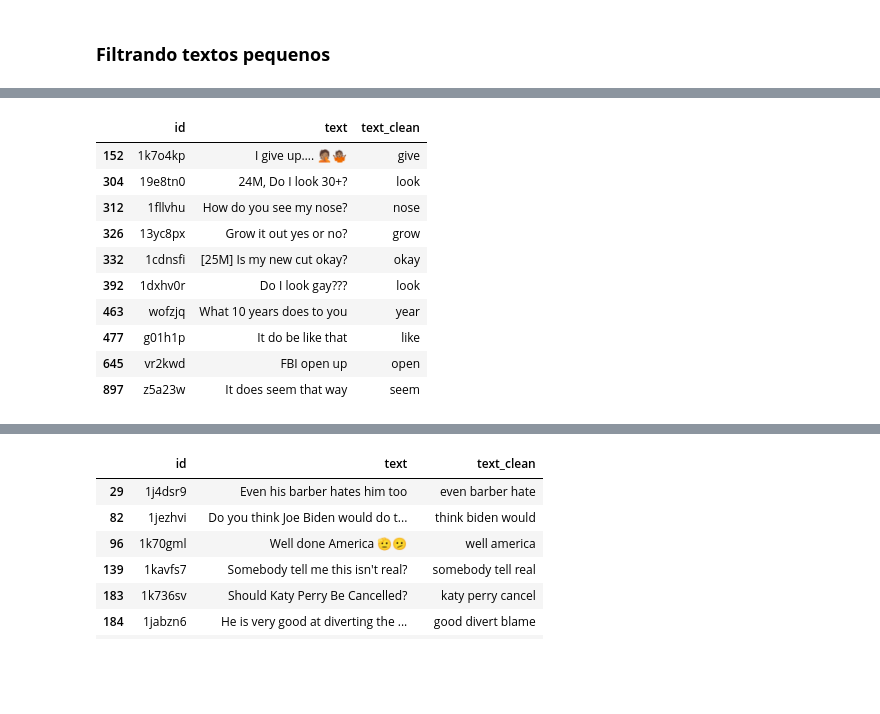
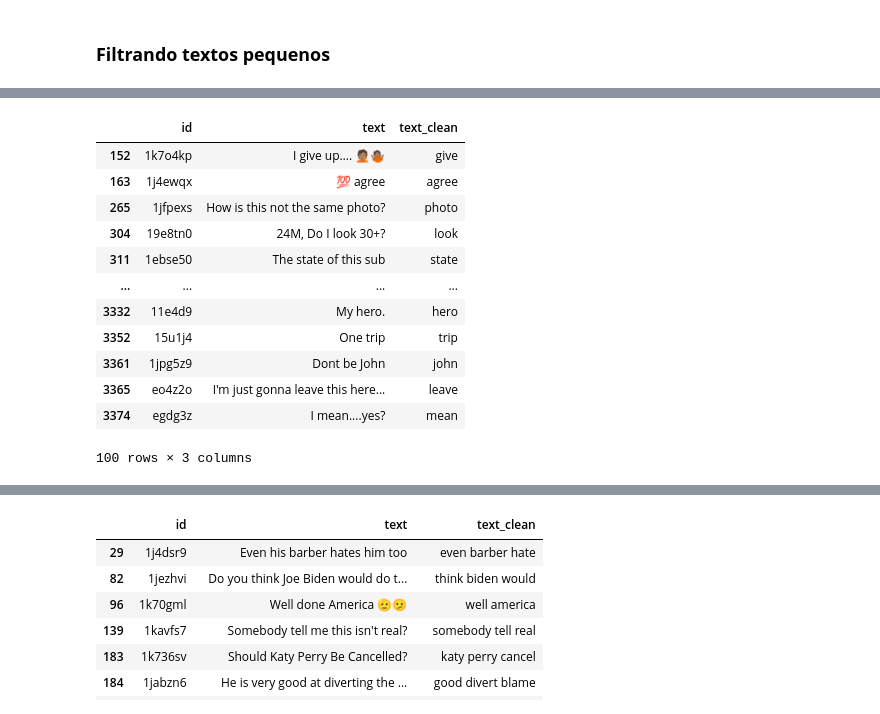
Before and after one commit to MateusoBrito/webmedia-ecosystem-Reddit, a Jupyter notebook: notebooks/08_filtragem_dados.ipynb, the cells around one changed output, grey strips where cells are left out. Drawn from its saved outputs; the diff is of its cells as text; code cells hidden in the pictures; blank space fills up the shorter version.

```diff
--- a/notebooks/08_filtragem_dados.ipynb
+++ b/notebooks/08_filtragem_dados.ipynb
@@ -50,7 +50,7 @@ Quantidade de mensagens no df original: 2135757
 # %% [markdown]
 ### **Filtrando idioma**
 # %%
-df_lang = pd.read_csv("../reports/lang_detection/lang_detection.csv")
+df_lang = pd.read_csv("../data/processed/lang_detection.csv")
 df_lang
 # %% [output]
 |  | id | lang | lang_roberta |
@@ -82,0 +103,2 @@ Escolhemos a classificação do roberta
+# %%
+df_2 = df_2.dropna(subset=['text_clean'])
@@ -98,13 +160,13 @@ Quantidade de posts cruzados: 1946061
 # %%
-textos_5 = df_2[df_2['text_clean'].str.len() < 5]
+textos_5 = df_2[df_2['text_clean'].str.len() <= 5]
 print(f"Quantidade de mensagens pequenos no pre processado: {len(textos_5)}")
 
-textos_10 = df_2[df_2['text_clean'].str.len() < 10]
+textos_10 = df_2[df_2['text_clean'].str.len() <= 10]
 print(f"Quantidade de mensagens pequenos no pre processado: {len(textos_10)}")
 
-textos_15 = df_2[df_2['text_clean'].str.len() < 15]
+textos_15 = df_2[df_2['text_clean'].str.len() <= 15]
 print(f"Quantidade de mensagens pequenos no pre processado: {len(textos_15)}")
 
-textos_15 = df_2[df_2['text_clean'].str.len() < 20]
+textos_15 = df_2[df_2['text_clean'].str.len() <= 20]
 print(f"Quantidade de mensagens pequenos no pre processado: {len(textos_15)}")
 # %% [output]
@@ -115,16 +208,18 @@ Quantidade de mensagens pequenos no pre processado: 619098
 # %%
-textos_5.head(10)
+textos_5.head(100)
 # %% [output]
 |  | id | text | text_clean |
 | 152 | 1k7o4kp | I give up…. 🤦🏽🤷🏽 | give |
+| 163 | 1j4ewqx | 💯 agree | agree |
+| 265 | 1jfpexs | How is this not the same photo? | photo |
 | 304 | 19e8tn0 | 24M, Do I look 30+? | look |
-| 312 | 1fllvhu | How do you see my nose? | nose |
-| 326 | 13yc8px | Grow it out yes or no? | grow |
-| 332 | 1cdnsfi | [25M] Is my new cut okay? | okay |
-| 392 | 1dxhv0r | Do I look gay??? | look |
-| 463 | wofzjq | What 10 years does to you | year |
-| 477 | g01h1p | It do be like that | like |
-| 645 | vr2kwd | FBI open up | open |
-| 897 | z5a23w | It does seem that way | seem |
+| 311 | 1ebse50 | The state of this sub | state |
+| ... | ... | ... | ... |
+| 3332 | 11e4d9 | My hero. | hero |
+| 3352 | 15u1j4 | One trip | trip |
+| 3361 | 1jpg5z9 | Dont be John | john |
+| 3365 | eo4z2o | I'm just gonna leave this here... | leave |
+| 3374 | egdg3z | I mean....yes? | mean |
+100 rows × 3 columns
 # %%
 textos_10 = textos_10[textos_10['text_clean'].str.len() > 5]
```
Also changed, not shown: parts of 16 cells of this notebook, 25 other files.
